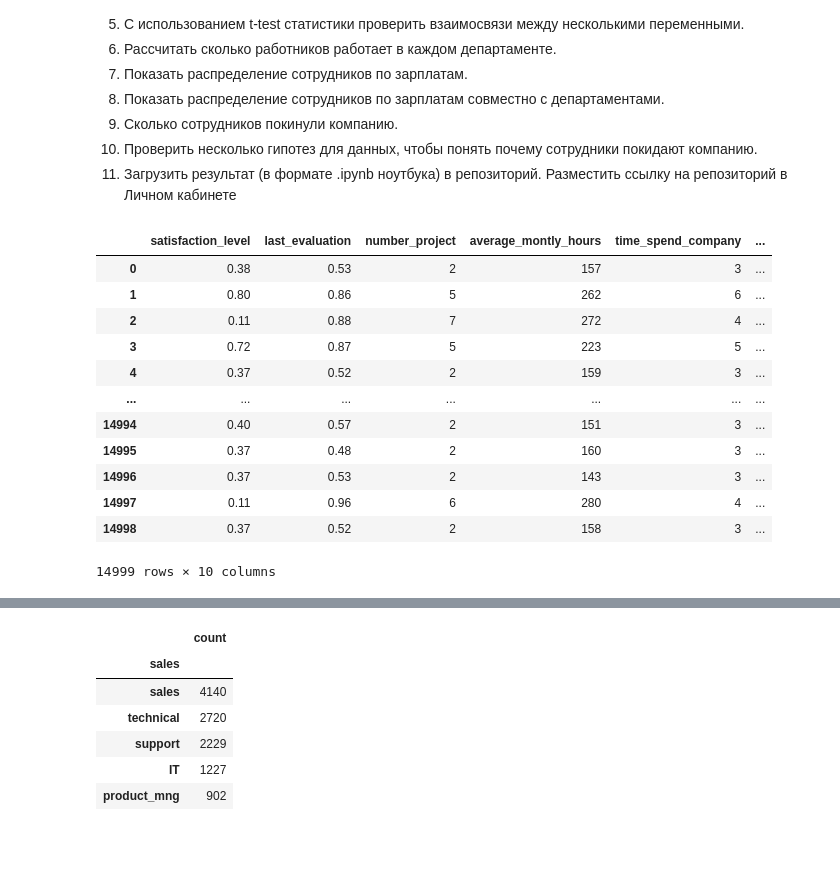
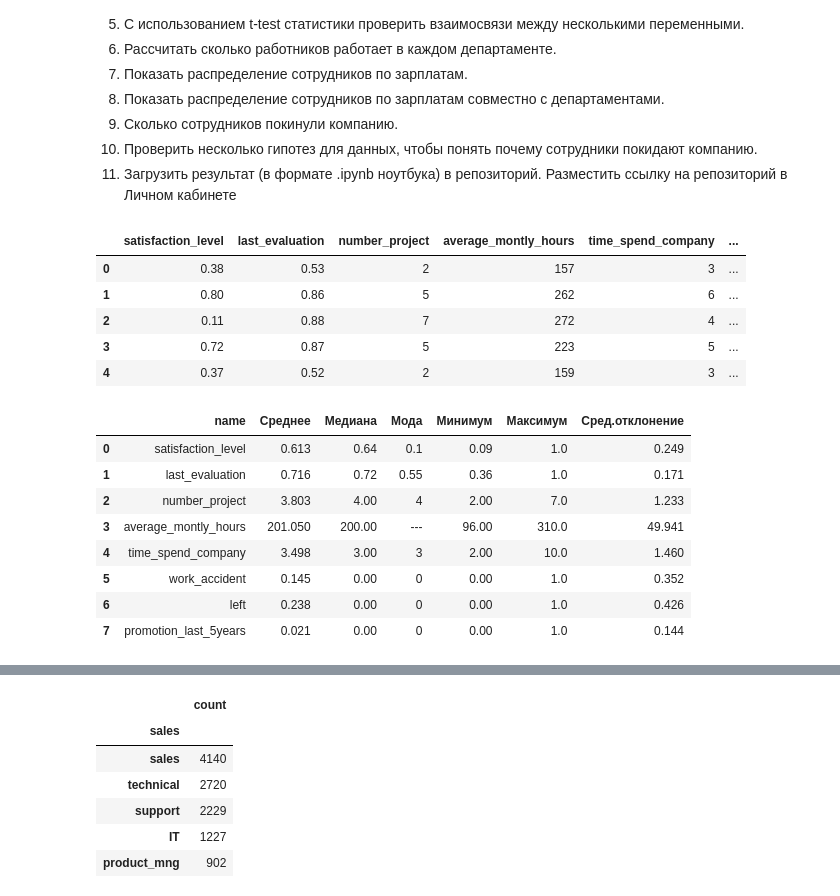
Before and after one commit to iamdenizzz/pyda-10, a Jupyter notebook: Diplom/Diplom.ipynb, the cells around one changed output, grey strips where cells are left out. Saved outputs shown, nothing was run; the diff lists cells and outputs as text; code cells hidden in the pictures; blank space fills up the shorter version.

```diff
--- a/Diplom/Diplom.ipynb
+++ b/Diplom/Diplom.ipynb
@@ -14,34 +23,58 @@
 11. Загрузить результат (в формате .ipynb ноутбука) в репозиторий. Разместить ссылку на репозиторий в Личном кабинете
 # %%
 # 1. Загрузить файл hr.csv
-import pandas as pd
 data = pd.read_csv('HR.csv')
-data
+data.head()
 # satisfaction_level - уровень удовлетворенности
 # last_evaluation - последняя оценка
-# number_project - номре проекта
+# number_project - номер проекта
 # average_montly_hours - средние часы в месяц
 # time_spend_company - стаж в компании (лет)
 # work_accident - несчастный случай на работе
 # left - уволен
 # promotion_last_5years - повышения за последние 5 лет
 # sales - отдел
 # salary - зарплата
 # %% [output]
 |  | satisfaction_level | last_evaluation | number_project | average_montly_hours | time_spend_company | ... |
 | 0 | 0.38 | 0.53 | 2 | 157 | 3 | ... |
 | 1 | 0.80 | 0.86 | 5 | 262 | 6 | ... |
 | 2 | 0.11 | 0.88 | 7 | 272 | 4 | ... |
 | 3 | 0.72 | 0.87 | 5 | 223 | 5 | ... |
 | 4 | 0.37 | 0.52 | 2 | 159 | 3 | ... |
-| ... | ... | ... | ... | ... | ... | ... |
-| 14994 | 0.40 | 0.57 | 2 | 151 | 3 | ... |
-| 14995 | 0.37 | 0.48 | 2 | 160 | 3 | ... |
-| 14996 | 0.37 | 0.53 | 2 | 143 | 3 | ... |
-| 14997 | 0.11 | 0.96 | 6 | 280 | 4 | ... |
-| 14998 | 0.37 | 0.52 | 2 | 158 | 3 | ... |
-14999 rows × 10 columns
 # %%
 # 2. Рассчитать основные статистики для переменных (среднее,медиана,мода,мин/макс,сред.отклонение).
+# %%
+# Возьмем только числовые столбцы
+values = ['satisfaction_level','last_evaluation','number_project','average_montly_hours',\
+                               'time_spend_company','work_accident','left','promotion_last_5years']
+data1 = data[values] # Создадим новый массив без текстовы стобцов
+out = pd.DataFrame({'name': values})
+
+
+def get_mode(ax):
+    try:
+        return round(statistics.mode(ax),3)
+    except:
+        return '---'
+
+out.insert(1, "Среднее", data1.apply(lambda x: round(statistics.mean(x), 3)).values)
+out.insert(2, "Медиана", data1.apply(lambda x: round(statistics.median(x), 3)).values)
+out.insert(3, "Мода", data1.apply(get_mode).values)
+out.insert(4, "Минимум", data1.apply(lambda x: round(min(x), 3)).values)
+out.insert(5, "Максимум", data1.apply(lambda x: round(max(x), 3)).values)
+out.insert(6, "Сред.отклонение", data1.apply(lambda x: round(statistics.pstdev(x), 3)).values)
+
+out
+# %% [output]
+|  | name | Среднее | Медиана | Мода | Минимум | Максимум | Сред.отклонение |
+| 0 | satisfaction_level | 0.613 | 0.64 | 0.1 | 0.09 | 1.0 | 0.249 |
+| 1 | last_evaluation | 0.716 | 0.72 | 0.55 | 0.36 | 1.0 | 0.171 |
+| 2 | number_project | 3.803 | 4.00 | 4 | 2.00 | 7.0 | 1.233 |
+| 3 | average_montly_hours | 201.050 | 200.00 | --- | 96.00 | 310.0 | 49.941 |
+| 4 | time_spend_company | 3.498 | 3.00 | 3 | 2.00 | 10.0 | 1.460 |
+| 5 | work_accident | 0.145 | 0.00 | 0 | 0.00 | 1.0 | 0.352 |
+| 6 | left | 0.238 | 0.00 | 0 | 0.00 | 1.0 | 0.426 |
+| 7 | promotion_last_5years | 0.021 | 0.00 | 0 | 0.00 | 1.0 | 0.144 |
 # %%
 # 3. Рассчитать и визуализировать корреляционную матрицу для переменных.
```
Also changed, not shown: parts of 7 cells of this notebook, 1 other file.
